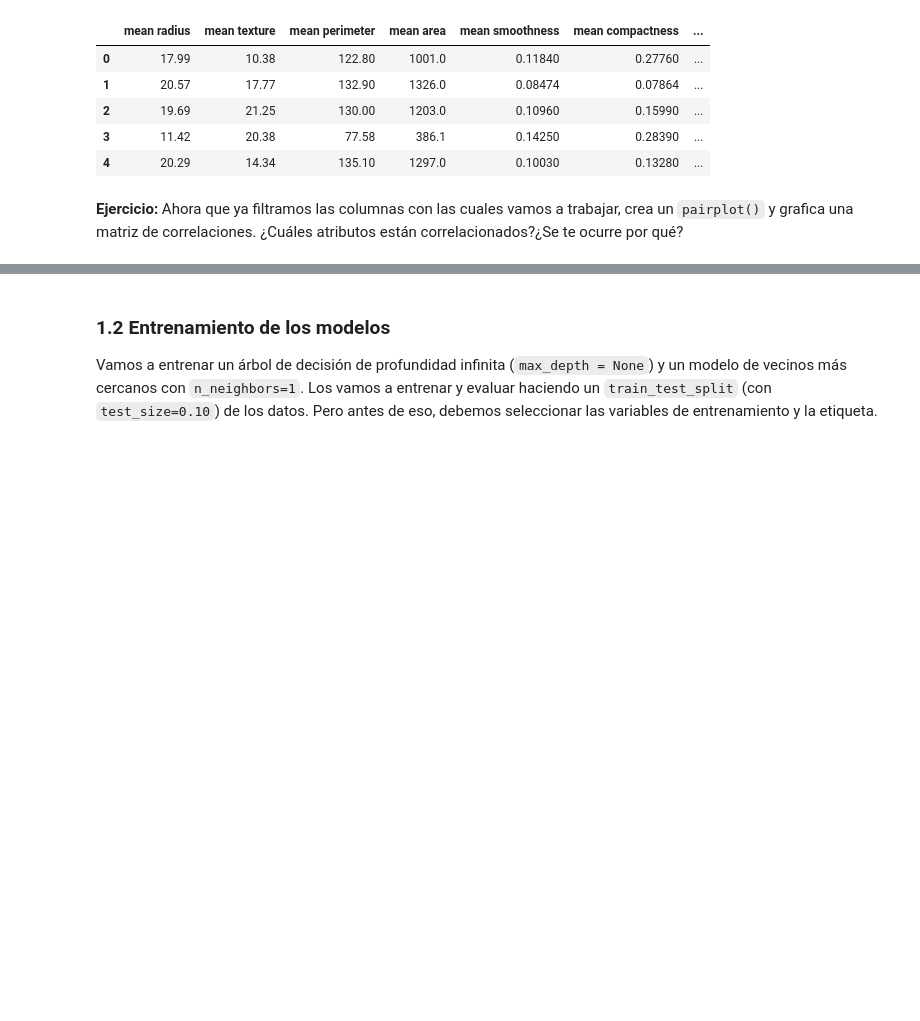
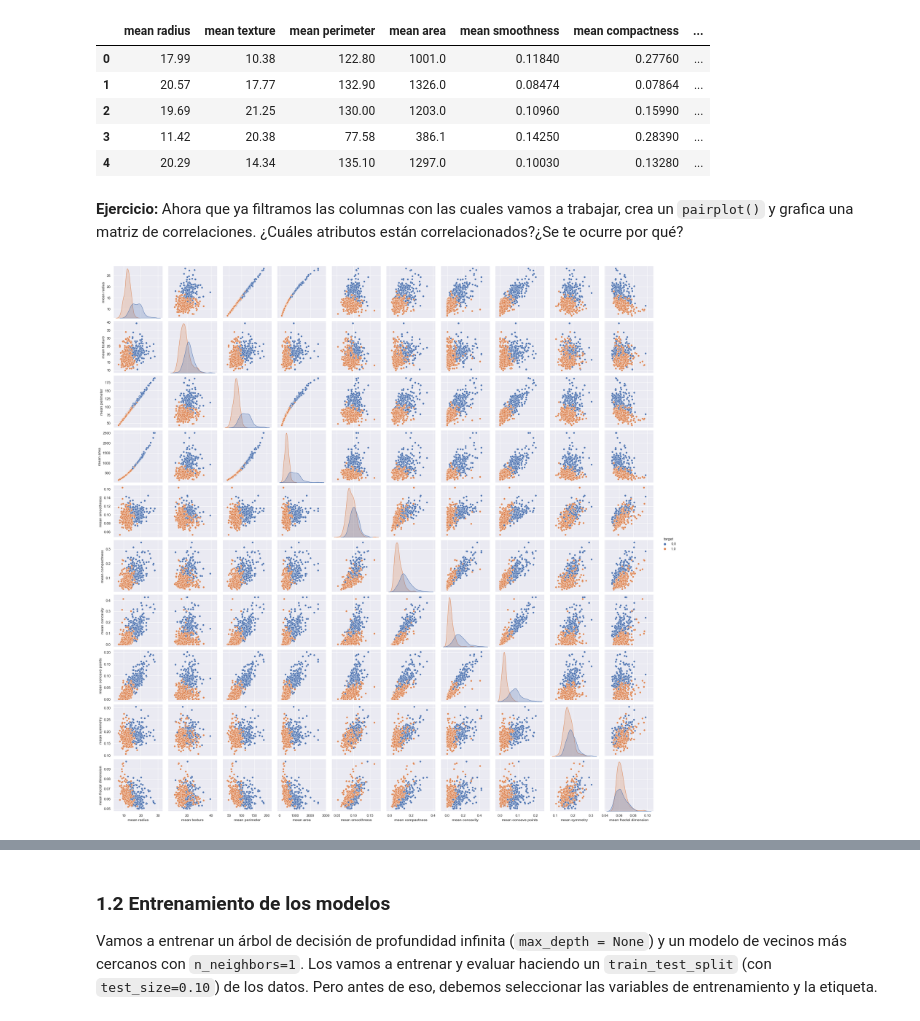
Before and after one commit to lalo1898developer/acamica, a Jupyter notebook: Sprint2/Toolboxs/21/DS_Bitácora_21_CV_y_ROC.ipynb, the cells around one changed output, grey strips where cells are left out. Drawn from its saved outputs; the diff is of its cells as text; code cells hidden in the pictures; blank space fills up the shorter version.

```diff
--- a/Sprint2/Toolboxs/21/DS_Bitácora_21_CV_y_ROC.ipynb
+++ b/Sprint2/Toolboxs/21/DS_Bitácora_21_CV_y_ROC.ipynb
@@ -98,3 +98,8 @@ df.head()
 | 4 | 20.29 | 14.34 | 135.10 | 1297.0 | 0.10030 | 0.13280 | ... |
 # %% [markdown]
 **Ejercicio:** Ahora que ya filtramos las columnas con las cuales vamos a trabajar, crea un `pairplot()` y grafica una matriz de correlaciones. ¿Cuáles atributos están correlacionados?¿Se te ocurre por qué?
+# %%
+sns.pairplot(df, hue='target')
+plt.show()
+# %% [output]
+[figure, added]
```
Also changed, not shown: parts of 29 cells of this notebook, 36 other files.
